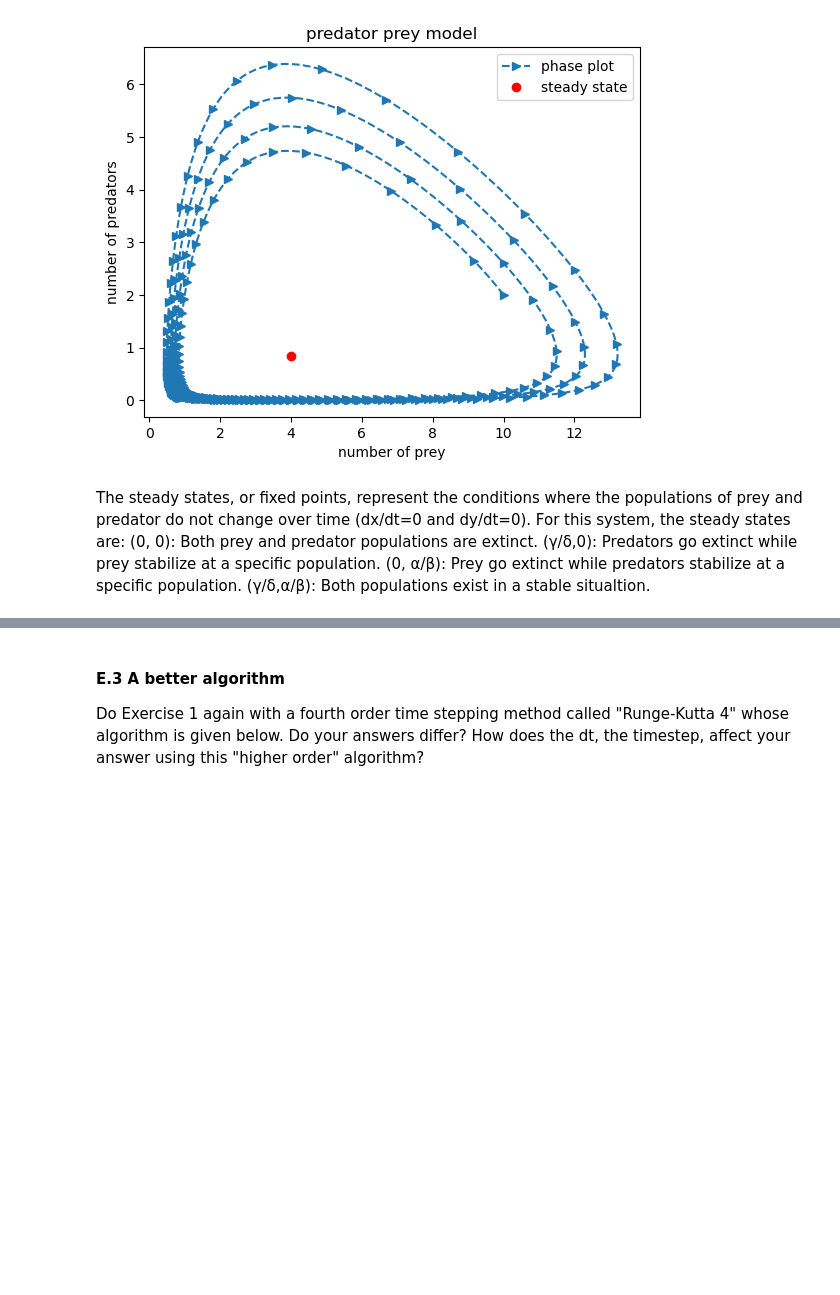
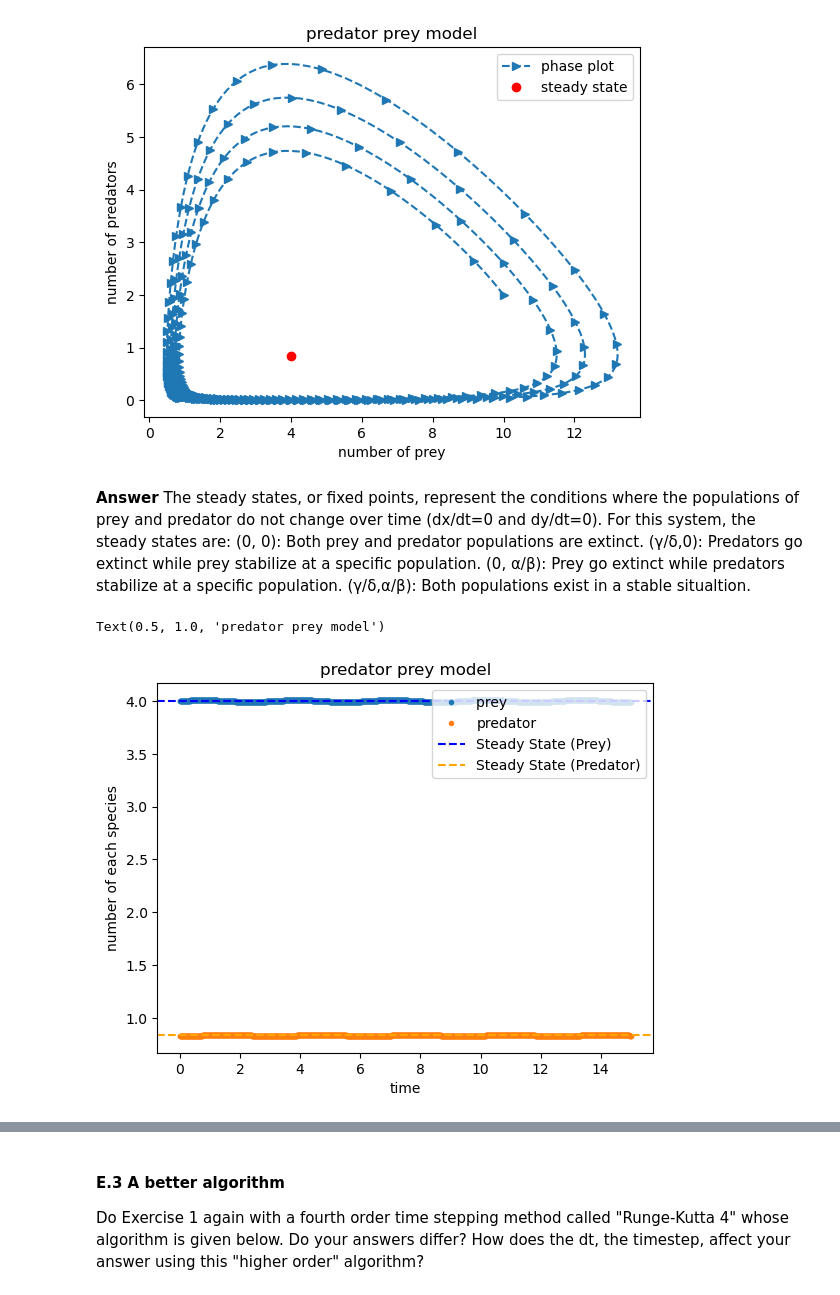
Before and after one commit to chsharrison/Sci_comp_F24, a Jupyter notebook: Sharmin_Siddika/Lab12.2_F24_pred_prey.ipynb, the cells around one changed output, grey strips where cells are left out. Saved outputs shown, nothing was run; the diff lists cells and outputs as text; code cells hidden in the pictures; blank space fills up the shorter version.

```diff
--- a/Sharmin_Siddika/Lab12.2_F24_pred_prey.ipynb
+++ b/Sharmin_Siddika/Lab12.2_F24_pred_prey.ipynb
@@ -703,8 +705,3 @@ Find the steady states of the system using algebra. Plot the fixed point (steady
 $\alpha x - \beta x y  = 0$
 
 $\delta x y -\gamma y  = 0$
-# %%
-def f(u):
-    x = gamma/delta
-    y = alpha/beta
-    return np.array([x*(alpha - beta*y), -y*(gamma - delta*x)])
@@ -816,8 +771,71 @@ plt.title("predator prey model")
 Text(0.5, 1.0, 'predator prey model')
 [figure]
 # %% [markdown]
-The steady states, or fixed points, represent the conditions where the populations of prey and predator do not change over time (dx/dt=0 and dy/dt=0). For this system, the steady states are:
+**Answer** The steady states, or fixed points, represent the conditions where the populations of prey and predator do not change over time (dx/dt=0 and dy/dt=0). For this system, the steady states are:
 (0, 0): Both prey and predator populations are extinct.
 (γ/δ,0): Predators go extinct while prey stabilize at a specific population.
 (0, α/β): Prey go extinct while predators stabilize at a specific population.
 (γ/δ,α/β): Both populations exist in a stable situaltion.
+# %%
+# set the parameters
+alpha = 1.
+beta = 1.2
+gamma = 4.
+delta = 1.
+
+# Steady state
+x_star = gamma / delta
+y_star = alpha / beta
+
+
+# Now solve the sustem
+# Define the system of equations
+def f(u, t):
+    x, y = u
+    dxdt = alpha * x - beta * x * y
+    dydt = delta * x * y - gamma * y
+    return np.array([dxdt, dydt])
+
+# Euler step
+def euler_step(u, f, dt, t=0):
+    return u + dt * f(u, t)
+
+
+
+# set time-increment and discretize the time
+T  = 15.0                           # final time
+dt = 0.01                          # set time-increment
+N  = int(T/dt) + 1                  # number of time-steps
+
+# initial conditions (initial populations):
+x0 = 4.0 # initial prey amount
+y0 = 0.83 # initial predator amount
+t0 = 0.
+
+# initialize the array containing the solution for each time-step
+u_euler = np.zeros((N, 2))
+
+# imput initial conditions
+u_euler[0] = np.array([x0, y0])
+# use a for loop to call the function euler_step()
+for n in range(N-1):
+    u_euler[n+1] = euler_step(u_euler[n], f, dt)
+
+# break up the solutions for plotting
+time = np.linspace(0.0, T,N)
+x_euler = u_euler[:,0]
+y_euler = u_euler[:,1]
+
+plt.plot(time, x_euler, '.', label = 'prey ')
+plt.plot(time, y_euler, '.', label = 'predator')
+plt.axhline(x_star, color='blue', linestyle='--', label='Steady State (Prey)')
+plt.axhline(y_star, color='orange', linestyle='--', label='Steady State (Predator)')
+plt.legend(loc='upper right')
+#labels
+plt.xlabel("time")
+plt.ylabel("number of each species")
+#title
+plt.title("predator prey model")
+# %% [output]
+Text(0.5, 1.0, 'predator prey model')
+[figure, added]
```
Also changed, not shown: parts of 28 cells of this notebook.
